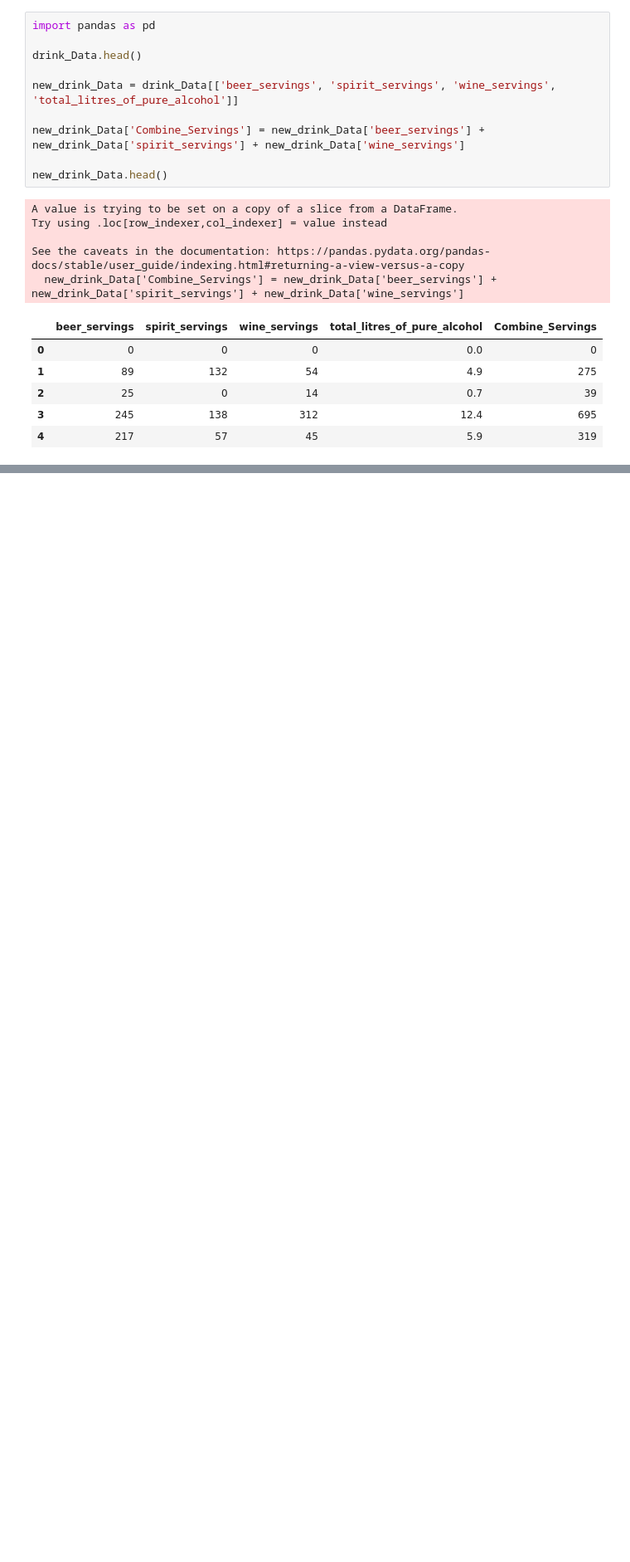
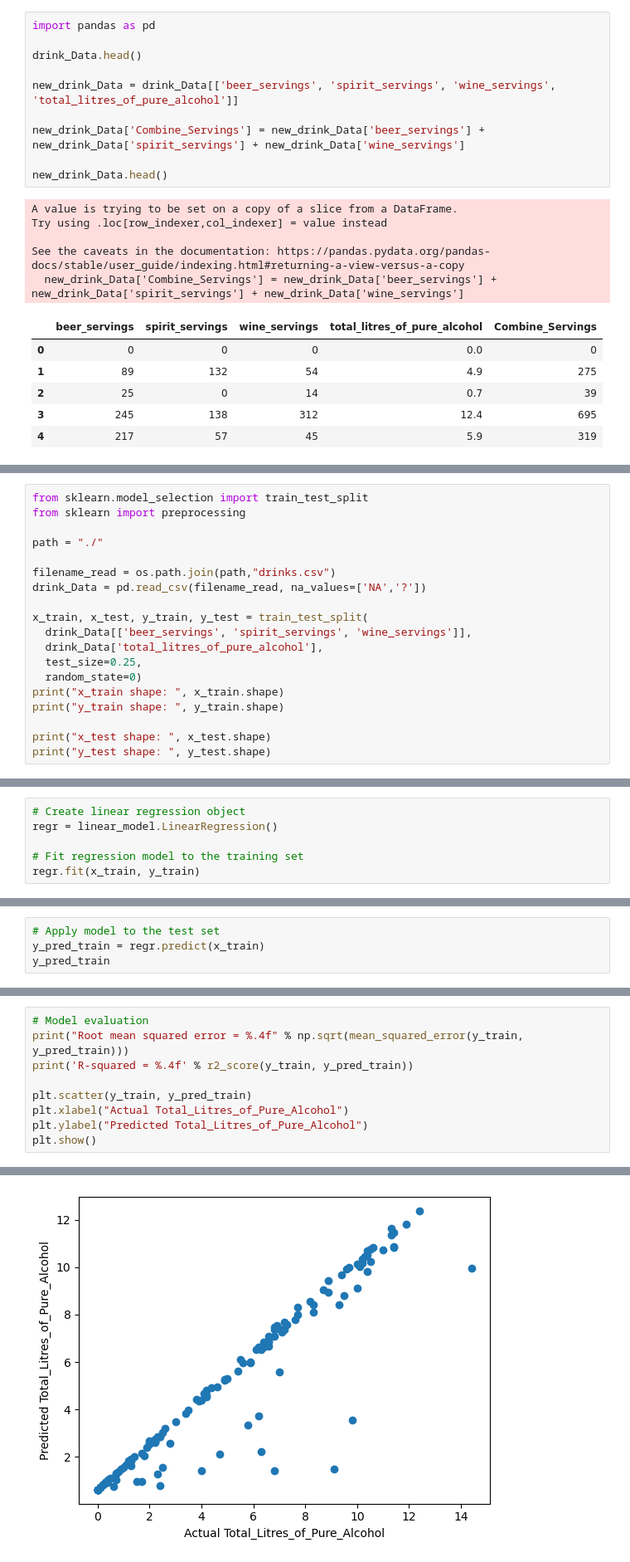
Before and after one commit to OtaSteven/CSC177_Proj, a Jupyter notebook: Linear_Regression/linear_regression.ipynb, the cells around one changed output, grey strips where cells are left out. Shown at 83% size. Cells and saved outputs as stored; diff of their text form; blank space fills up the shorter version.

```diff
--- a/Linear_Regression/linear_regression.ipynb
+++ b/Linear_Regression/linear_regression.ipynb
@@ -125,0 +221,19 @@ R-squared = 0.8160
+# %%
+from sklearn.model_selection import train_test_split
+from sklearn import preprocessing
+
+path = "./"
+
+filename_read = os.path.join(path,"drinks.csv")
+drink_Data = pd.read_csv(filename_read, na_values=['NA','?'])
+
+x_train, x_test, y_train, y_test = train_test_split(
+  drink_Data[['beer_servings', 'spirit_servings', 'wine_servings']],
+  drink_Data['total_litres_of_pure_alcohol'],
+  test_size=0.25,
+  random_state=0)
+print("x_train shape: ", x_train.shape)
+print("y_train shape: ", y_train.shape)
+
+print("x_test shape: ", x_test.shape)
+print("y_test shape: ", y_test.shape)
@@ -125,0 +248,6 @@ R-squared = 0.8160
+# %%
+# Create linear regression object
+regr = linear_model.LinearRegression()
+
+# Fit regression model to the training set
+regr.fit(x_train, y_train)
@@ -125,0 +268,4 @@ R-squared = 0.8160
+# %%
+# Apply model to the test set
+y_pred_train = regr.predict(x_train)
+y_pred_train
@@ -125,0 +292,10 @@ R-squared = 0.8160
+# %%
+# Model evaluation
+print("Root mean squared error = %.4f" % np.sqrt(mean_squared_error(y_train, y_pred_train)))
+print('R-squared = %.4f' % r2_score(y_train, y_pred_train))
+
+plt.scatter(y_train, y_pred_train)
+plt.xlabel("Actual Total_Litres_of_Pure_Alcohol")
+plt.ylabel("Predicted Total_Litres_of_Pure_Alcohol")
+plt.show()
+# %% [output]
@@ -125,0 +304 @@ R-squared = 0.8160
+[figure, added]
```
Also changed, not shown: parts of 38 cells of this notebook.
